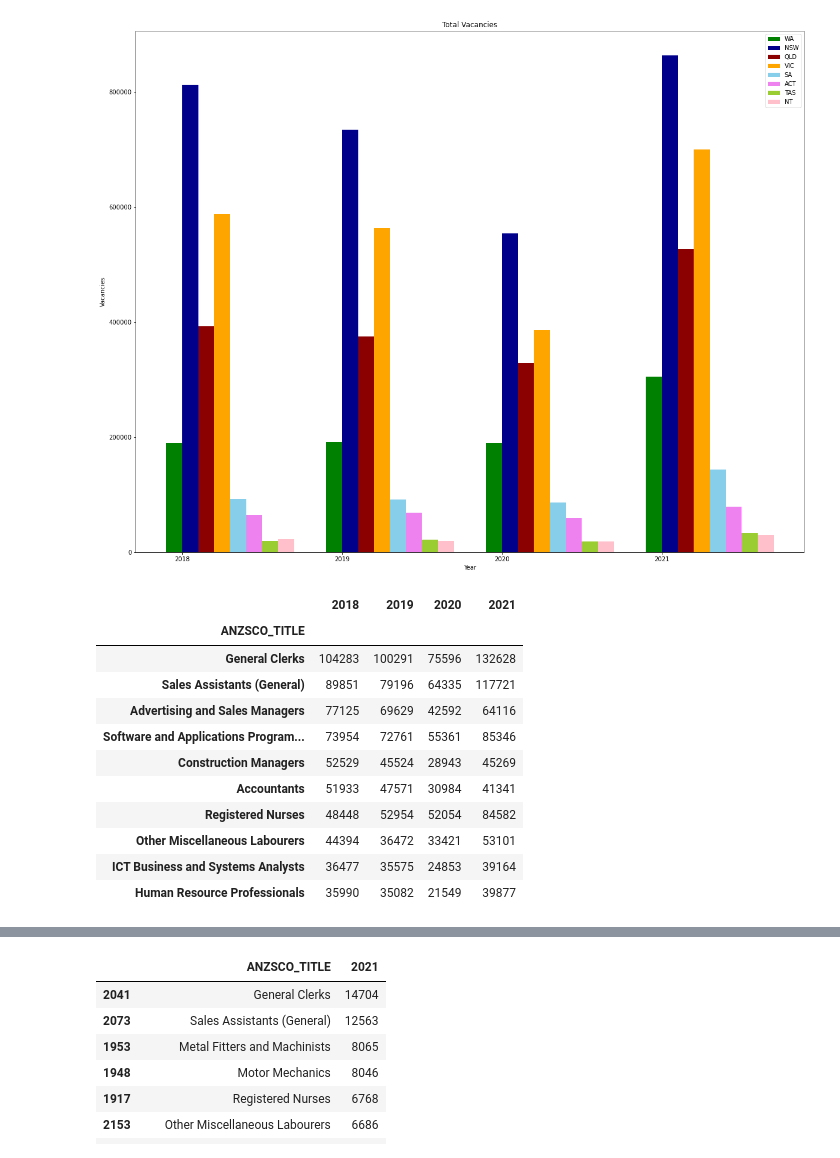
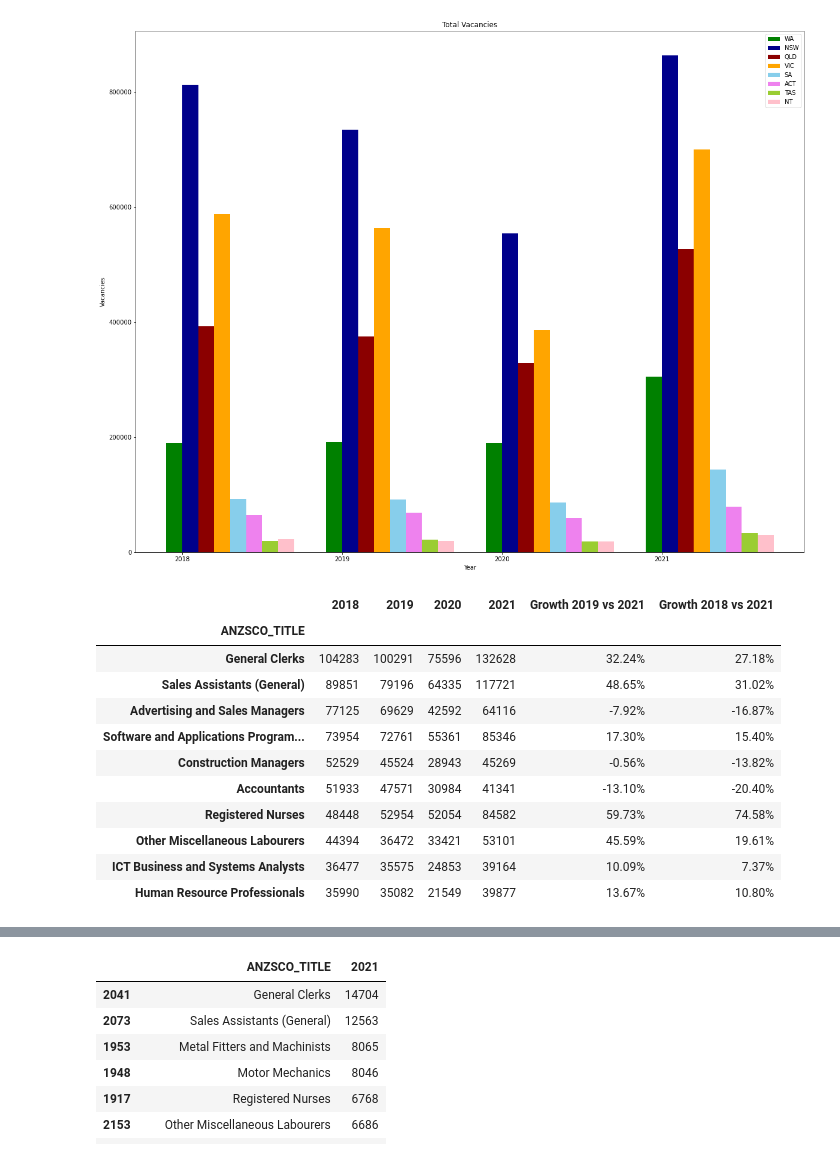
Before and after one commit to CarmenK2/GroupProject1, a Jupyter notebook: Job Vacancies.ipynb, the cells around one changed output, grey strips where cells are left out. Drawn from its saved outputs; the diff is of its cells as text; code cells hidden in the pictures.

```diff
--- a/Job Vacancies.ipynb
+++ b/Job Vacancies.ipynb
@@ -151,19 +160,23 @@ plt.show()
 # %%
 # Dataframe showing top 10 with most vacancies per job position in the last 4 years
 vacancy_per_job = vacancy_per_state.groupby('ANZSCO_TITLE')
 vac_per_job = vacancy_per_job.sum()
 vac_per_job.style.format("{:,.0f}")
+vac_per_jobgrowth1921 = (vac_per_job['2021']- vac_per_job['2019'])/(vac_per_job['2019'])*100
+vac_per_job['Growth 2019 vs 2021'] = vac_per_jobgrowth1921.map("{:,.2f}%".format)
+vac_per_jobgrowth1821 = (vac_per_job['2021']- vac_per_job['2018'])/(vac_per_job['2018'])*100
+vac_per_job['Growth 2018 vs 2021'] = vac_per_jobgrowth1821.map("{:,.2f}%".format)
 vac_per_job.nlargest(n=10, columns=['2018','2019','2020','2021'])
 # %% [output]
-|  | 2018 | 2019 | 2020 | 2021 |
-| ANZSCO_TITLE |  |  |  |  |
-| General Clerks | 104283 | 100291 | 75596 | 132628 |
-| Sales Assistants (General) | 89851 | 79196 | 64335 | 117721 |
-| Advertising and Sales Managers | 77125 | 69629 | 42592 | 64116 |
-| Software and Applications Program... | 73954 | 72761 | 55361 | 85346 |
-| Construction Managers | 52529 | 45524 | 28943 | 45269 |
-| Accountants | 51933 | 47571 | 30984 | 41341 |
-| Registered Nurses | 48448 | 52954 | 52054 | 84582 |
-| Other Miscellaneous Labourers | 44394 | 36472 | 33421 | 53101 |
-| ICT Business and Systems Analysts | 36477 | 35575 | 24853 | 39164 |
-| Human Resource Professionals | 35990 | 35082 | 21549 | 39877 |
+|  | 2018 | 2019 | 2020 | 2021 | Growth 2019 vs 2021 | Growth 2018 vs 2021 |
+| ANZSCO_TITLE |  |  |  |  |  |  |
+| General Clerks | 104283 | 100291 | 75596 | 132628 | 32.24% | 27.18% |
+| Sales Assistants (General) | 89851 | 79196 | 64335 | 117721 | 48.65% | 31.02% |
+| Advertising and Sales Managers | 77125 | 69629 | 42592 | 64116 | -7.92% | -16.87% |
+| Software and Applications Program... | 73954 | 72761 | 55361 | 85346 | 17.30% | 15.40% |
+| Construction Managers | 52529 | 45524 | 28943 | 45269 | -0.56% | -13.82% |
+| Accountants | 51933 | 47571 | 30984 | 41341 | -13.10% | -20.40% |
+| Registered Nurses | 48448 | 52954 | 52054 | 84582 | 59.73% | 74.58% |
+| Other Miscellaneous Labourers | 44394 | 36472 | 33421 | 53101 | 45.59% | 19.61% |
+| ICT Business and Systems Analysts | 36477 | 35575 | 24853 | 39164 | 10.09% | 7.37% |
+| Human Resource Professionals | 35990 | 35082 | 21549 | 39877 | 13.67% | 10.80% |
```
Also changed, not shown: parts of 8 cells of this notebook, 5 other files.
